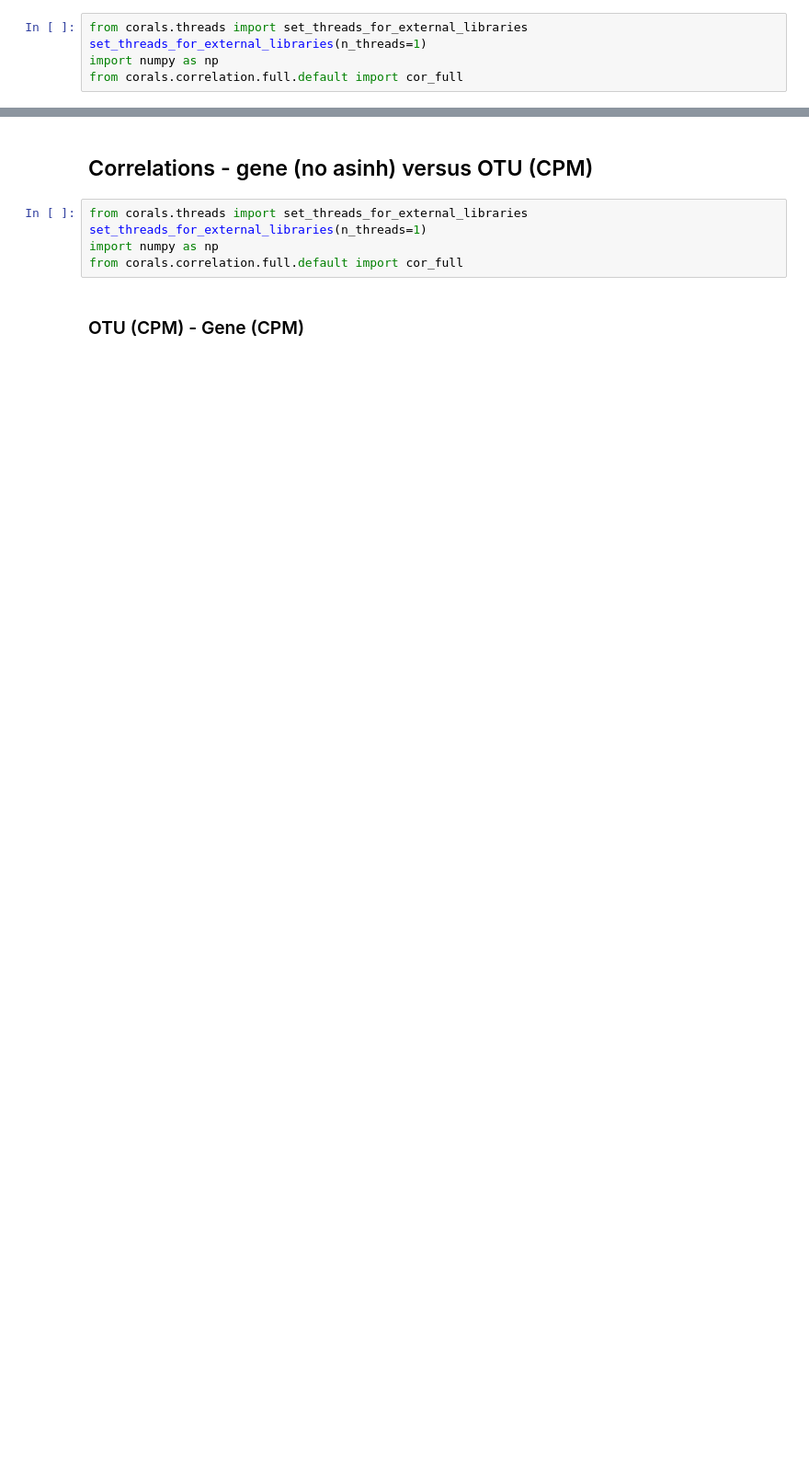
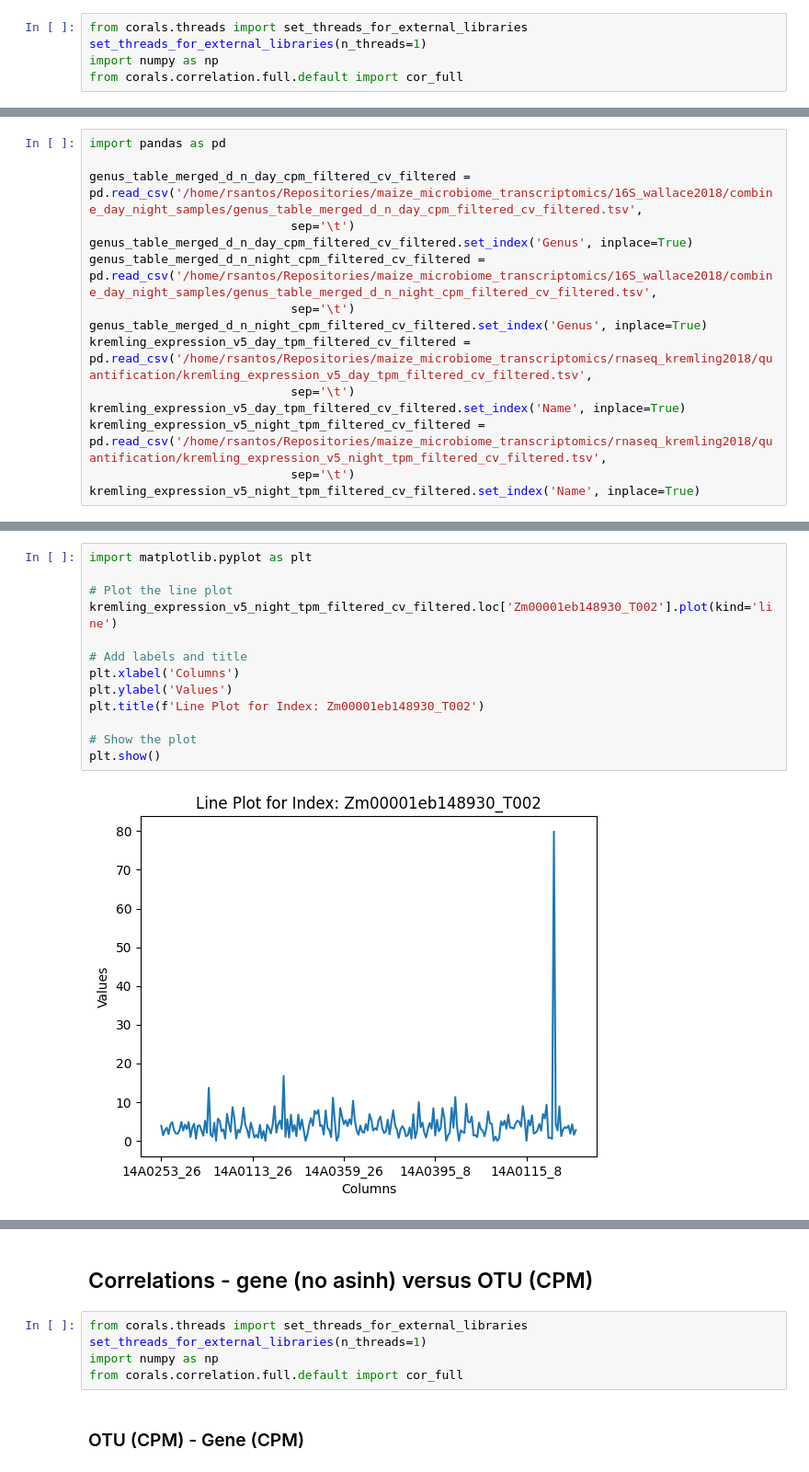
Before and after one commit to SantosRAC/maize_microbiome_transcriptomics, a Jupyter notebook: correlations_rnaseq_metataxonomics/correlations_rnaseq_otus.ipynb, the cells around one changed output, grey strips where cells are left out. Shown at 92% size. Cells and saved outputs as stored; diff of their text form; blank space fills up the shorter version.

Commit message:
Correlations with genus and family

```diff
--- a/correlations_rnaseq_metataxonomics/correlations_rnaseq_otus.ipynb
+++ b/correlations_rnaseq_metataxonomics/correlations_rnaseq_otus.ipynb
@@ -565,0 +568,15 @@ from corals.correlation.full.default import cor_full
+# %%
+import pandas as pd
+
+genus_table_merged_d_n_day_cpm_filtered_cv_filtered = pd.read_csv('/home/rsantos/Repositories/maize_microbiome_transcriptomics/16S_wallace2018/combine_day_night_samples/genus_table_merged_d_n_day_cpm_filtered_cv_filtered.tsv',
+                            sep='\t')
+genus_table_merged_d_n_day_cpm_filtered_cv_filtered.set_index('Genus', inplace=True)
+genus_table_merged_d_n_night_cpm_filtered_cv_filtered = pd.read_csv('/home/rsantos/Repositories/maize_microbiome_transcriptomics/16S_wallace2018/combine_day_night_samples/genus_table_merged_d_n_night_cpm_filtered_cv_filtered.tsv',
+                            sep='\t')
+genus_table_merged_d_n_night_cpm_filtered_cv_filtered.set_index('Genus', inplace=True)
+kremling_expression_v5_day_tpm_filtered_cv_filtered = pd.read_csv('/home/rsantos/Repositories/maize_microbiome_transcriptomics/rnaseq_kremling2018/quantification/kremling_expression_v5_day_tpm_filtered_cv_filtered.tsv',
+                            sep='\t')
+kremling_expression_v5_day_tpm_filtered_cv_filtered.set_index('Name', inplace=True)
+kremling_expression_v5_night_tpm_filtered_cv_filtered = pd.read_csv('/home/rsantos/Repositories/maize_microbiome_transcriptomics/rnaseq_kremling2018/quantification/kremling_expression_v5_night_tpm_filtered_cv_filtered.tsv',
+                            sep='\t')
+kremling_expression_v5_night_tpm_filtered_cv_filtered.set_index('Name', inplace=True)
@@ -652,0 +703,15 @@ for i in range(len(cor_pval_intersection_night_tuple[0])):
+# %%
+import matplotlib.pyplot as plt
+
+# Plot the line plot
+kremling_expression_v5_night_tpm_filtered_cv_filtered.loc['Zm00001eb148930_T002'].plot(kind='line')
+
+# Add labels and title
+plt.xlabel('Columns')
+plt.ylabel('Values')
+plt.title(f'Line Plot for Index: Zm00001eb148930_T002')
+
+# Show the plot
+plt.show()
+# %% [output]
+[figure, added]
```
Also changed, not shown: parts of 27 cells of this notebook.
